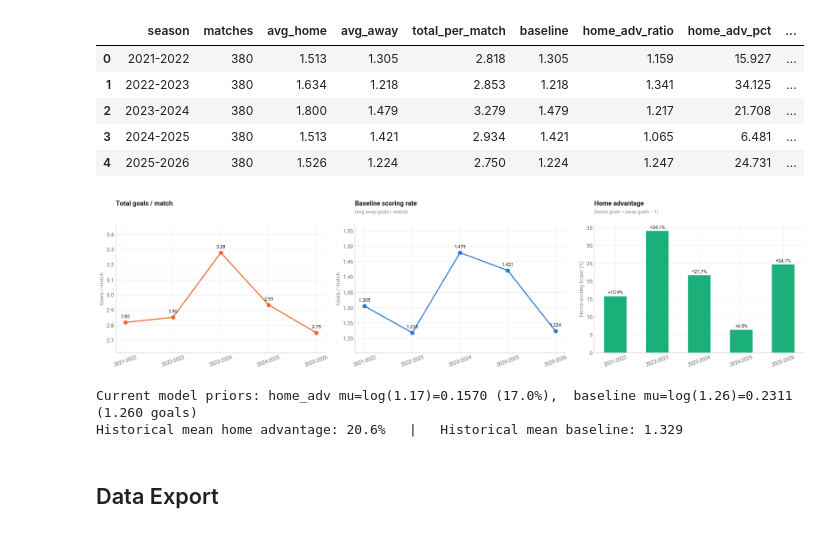
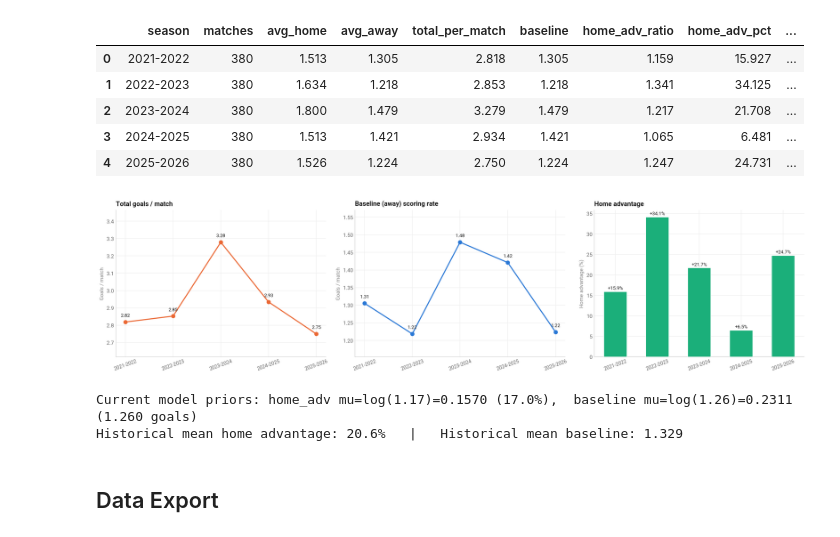
Before and after one commit to louis-porter/algobetting, a Jupyter notebook: algo/models/team_strength/non_penalty_bayes/premier_league/postmortem_v2.ipynb, the cells around one changed output. Drawn from its saved outputs; the diff is of its cells as text; code cells hidden in the pictures.

```diff
--- a/algo/models/team_strength/non_penalty_bayes/premier_league/postmortem_v2.ipynb
+++ b/algo/models/team_strength/non_penalty_bayes/premier_league/postmortem_v2.ipynb
@@ -376,42 +421,42 @@ ax = axes[0]
 ax.plot(x, season_hist['total_per_match'], 'o-', color=C_GOALS, lw=2, markersize=7, zorder=3)
 for xi, v in zip(x, season_hist['total_per_match']):
     ax.text(xi, v + 0.03, f'{v:.2f}', ha='center', fontsize=9, color=C_INK)
-_dw_title(ax, 'Total goals / match', y=1.14, dy=0.06, size=12.5, sub_size=9)
+_dw_title(ax, 'Total goals / match', y=1.02, dy=0.06, size=12.5, sub_size=9)
 ax.set_ylabel('Goals / match', fontsize=10, color=C_MUTED)
 span = season_hist['total_per_match'].max() - season_hist['total_per_match'].min()
 ax.set_ylim(season_hist['total_per_match'].min() - span * 0.25, season_hist['total_per_match'].max() + span * 0.35)
 
 ax2 = axes[1]
 ax2.plot(x, season_hist['baseline'], 'o-', color=C_XG, lw=2, markersize=7, zorder=3)
 for xi, v in zip(x, season_hist['baseline']):
-    ax2.text(xi, v + 0.015, f'{v:.3f}', ha='center', fontsize=9, color=C_INK)
-_dw_title(ax2, 'Baseline scoring rate', '(avg away goals / match)', y=1.14, dy=0.06, size=12.5, sub_size=9)
+    ax2.text(xi, v + 0.015, f'{v:.2f}', ha='center', fontsize=9, color=C_INK)
+_dw_title(ax2, 'Baseline (away) scoring rate', y=1.02, dy=0.06, size=12.5, sub_size=9)
 ax2.set_ylabel('Goals / match', fontsize=10, color=C_MUTED)
 span2 = season_hist['baseline'].max() - season_hist['baseline'].min()
 ax2.set_ylim(season_hist['baseline'].min() - span2 * 0.25, season_hist['baseline'].max() + span2 * 0.35)
 
 ax3 = axes[2]
 ax3.bar(x, season_hist['home_adv_pct'], color=C_PRED, edgecolor='white', width=0.55, zorder=3)
 for xi, v in zip(x, season_hist['home_adv_pct']):
     ax3.text(xi, v + (0.3 if v >= 0 else -0.6), f'{v:+.1f}%', ha='center',
               va='bottom' if v >= 0 else 'top', fontsize=9, color=C_INK)
 ax3.axhline(0, color=C_AXIS, lw=1)
-_dw_title(ax3, 'Home advantage', '(home goals ÷ away goals − 1)', y=1.14, dy=0.06, size=12.5, sub_size=9)
-ax3.set_ylabel('Home scoring boost (%)', fontsize=10, color=C_MUTED)
+_dw_title(ax3, 'Home advantage', y=1.02, dy=0.06, size=12.5, sub_size=9)
+ax3.set_ylabel('Home advantage (%)', fontsize=10, color=C_MUTED)
 
 for ax_ in axes:
     ax_.set_xticks(x)
     ax_.set_xticklabels(labels, fontsize=9.5, rotation=20)
     _dw_style(ax_, grid_axis='y')
 
 plt.tight_layout(rect=[0, 0, 1, 0.88])
 plt.savefig(OUT_DIR / 'v2_03_historical_trends.png', dpi=150, bbox_inches='tight', facecolor='white')
 plt.show()
 
 print(f"Current model priors: home_adv mu=log(1.17)={np.log(1.17):.4f} (17.0%),  baseline mu=log(1.26)={np.log(1.26):.4f} (1.260 goals)")
 print(f"Historical mean home advantage: {season_hist['home_adv_pct'].mean():.1f}%   |   Historical mean baseline: {season_hist['baseline'].mean():.3f}")
 # %% [output]
-[figure, old version]
+[figure, new version]
 Current model priors: home_adv mu=log(1.17)=0.1570 (17.0%),  baseline mu=log(1.26)=0.2311 (1.260 goals)
 Historical mean home advantage: 20.6%   |   Historical mean baseline: 1.329
 # %% [markdown]
```
Also changed, not shown: parts of 5 cells of this notebook, 35 other files.
